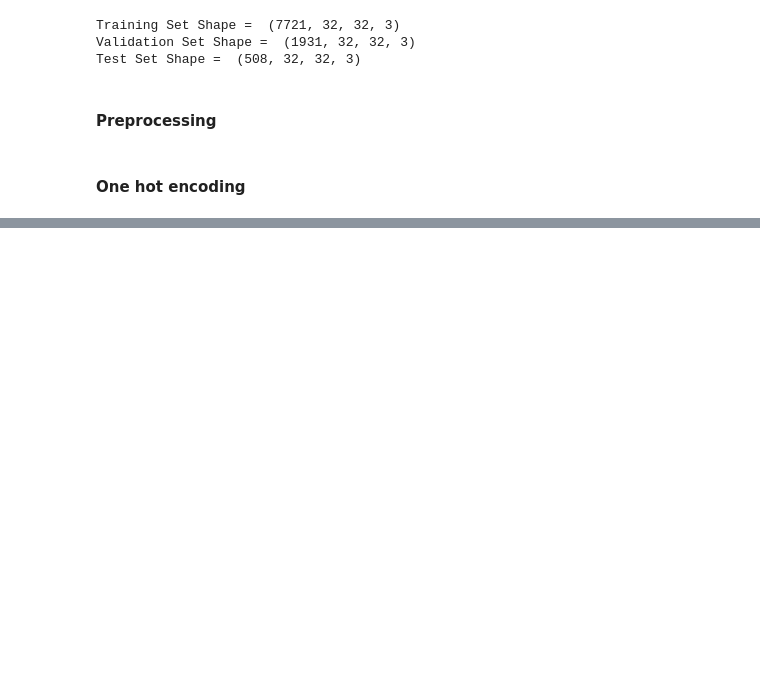
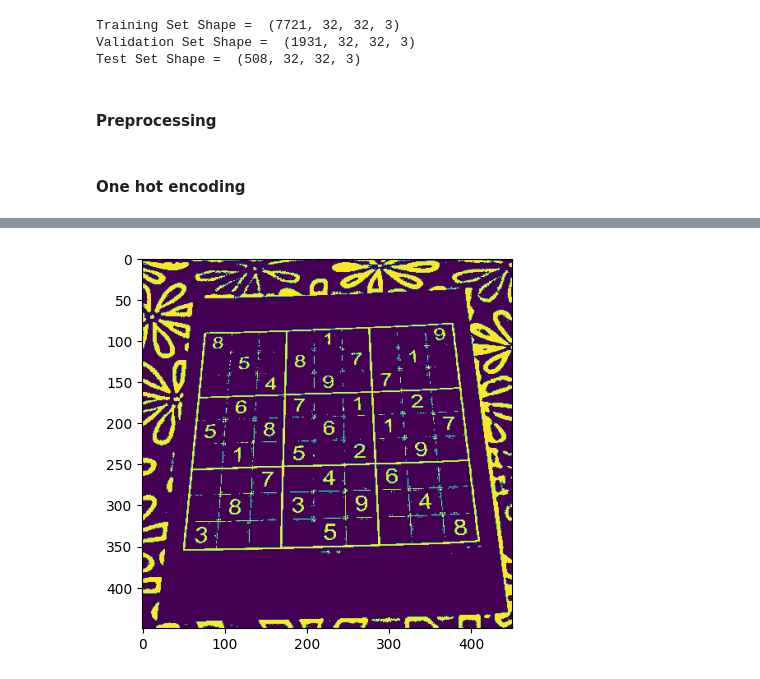
Before and after one commit to Isa1asN/sudoku_solver, a Jupyter notebook: backend/model/train.ipynb, the cells around one changed output, grey strips where cells are left out. Saved outputs shown, nothing was run; the diff lists cells and outputs as text; code cells hidden in the pictures; blank space fills up the shorter version.

```diff
--- a/backend/model/train.ipynb
+++ b/backend/model/train.ipynb
@@ -80,0 +156,16 @@ valid_y = to_categorical(valid_y, data_classes)
+# %%
+sudoku_a = cv2.resize(sudoku_a, (450,450))
+# function to greyscale, blur and change the receptive threshold of image
+def preprocess(image):
+    gray = cv2.cvtColor(image, cv2.COLOR_BGR2GRAY)
+    blur = cv2.GaussianBlur(gray, (3,3),6)
+    blur = cv2.bilateralFilter(gray,9,75,75)
+    threshold_img = cv2.adaptiveThreshold(blur,255,1,1,11,2)
+    return threshold_img
+# %%
+threshold = preprocess(sudoku_a)
+plt.figure()
+plt.imshow(threshold)
+plt.show()
+# %% [output]
+[figure, added]
```
Also changed, not shown: parts of 18 cells of this notebook, 1 other file.
